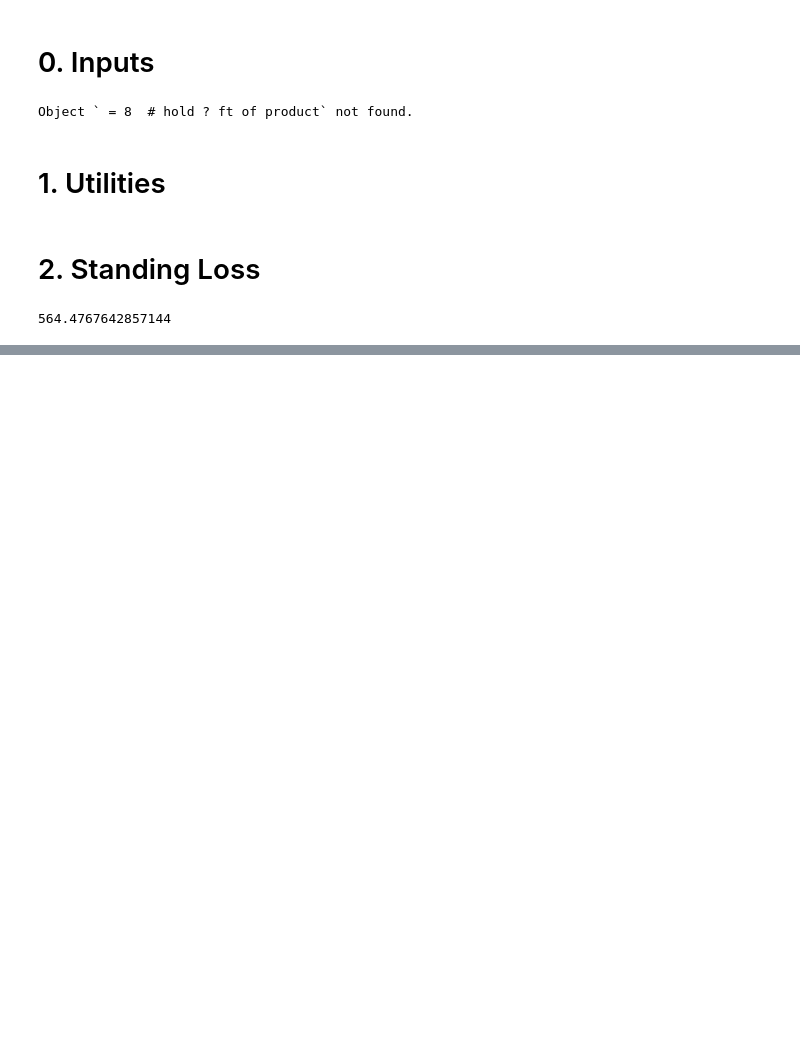
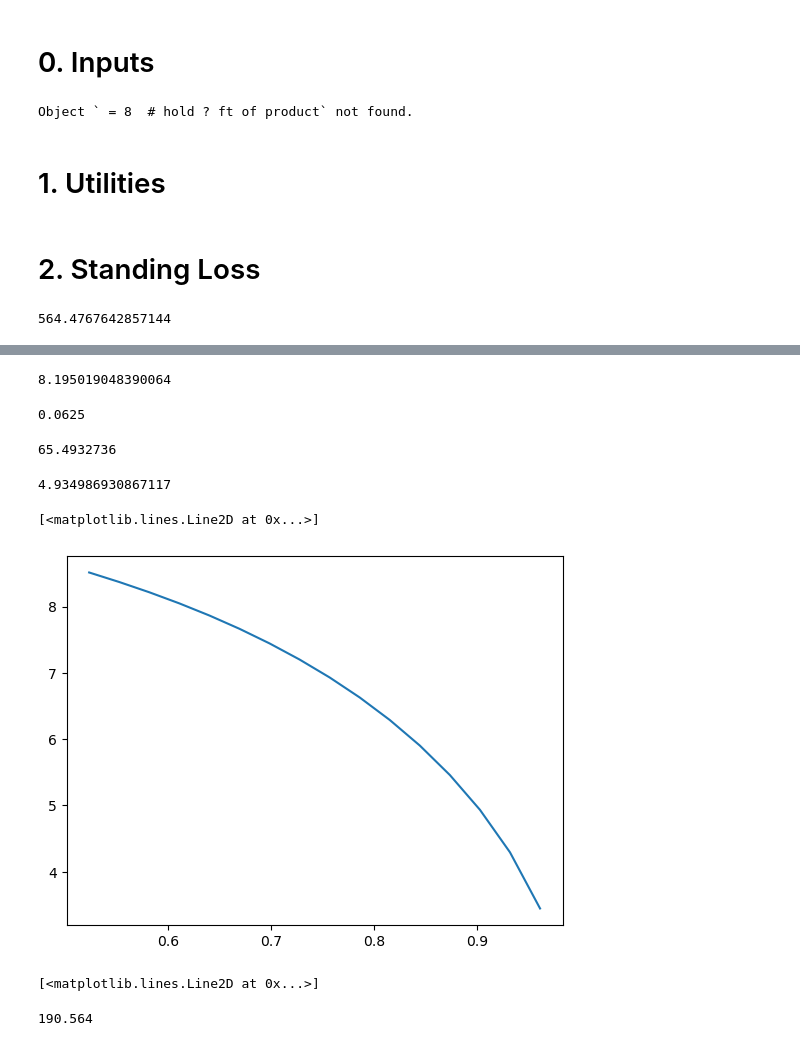
Before and after one commit to aegis4048/AP42-Emissions-py, a Jupyter notebook: AP42.ipynb, the cells around one changed output, grey strips where cells are left out. Cells and saved outputs as stored; diff of their text form; code cells hidden in the pictures; blank space fills up the shorter version.

```diff
--- a/AP42.ipynb
+++ b/AP42.ipynb
@@ -51,6 +804,18 @@ def calc_gal_to_bbl(gal):
 
 def calc_bbl_to_gal(bbl):
     return bbl * 42
+
+def calc_psi_to_pascal(psi):
+    return psi * 6894.745
+
+def calc_pascal_to_psi(pascal):
+    return pascal / 6894.745
+
+def calc_F_to_K(F):
+    return (F - 32) * 5/9 + 273.15
+
+def calc_K_to_F(K):
+    return (K - 273.15) * 1.8 + 32
 # %% [markdown]
 # 2. Standing Loss
 # %%
@@ -249,0 +1011,61 @@ GeocoderInsufficientPrivileges: Non-successful status code 403
+# %%
+compound = 'Methane'
+R = 8.3145
+p = calc_psi_to_pascal(14.7)
+
+H_V = PropsSI('H','P', p, 'Q', 1, compound) * PropsSI('M', compound)
+H_L = PropsSI('H','P', p, 'Q', 0, compound) * PropsSI('M', compound)
+
+(H_V - H_L) / 1000
+# %% [output]
+8.195019048390064
+# %%
+1 / 16
+# %% [output]
+0.0625
+# %%
+760 * PropsSI('M', 'Hexane')
+# %% [output]
+65.4932736
+# %%
+compound = 'Methane'
+R = 8.3145
+t = calc_F_to_K(-150)
+t_crit = PropsSI('Tcrit', compound)
+Tr = t/t_crit
+
+# j/kg * kg/mol = j/kg
+H_V = PropsSI('H','T', t, 'Q', 1, compound) * PropsSI('M', compound)
+H_L = PropsSI('H','T', t, 'Q', 0, compound) * PropsSI('M', compound)
+
+(H_V - H_L)/1000 # kJ/kg
+# %% [output]
+4.934986930867117
+# %%
+compound = 'Methane'
+t_crit = PropsSI('Tcrit', compound)
+Ts = np.arange(-280, -120, 10)
+
+H = []
+Trs = []
+for T in Ts:
+    t = calc_F_to_K(T)
+    Tr = t / t_crit
+    H_V = PropsSI('H','T', t, 'Q', 1, compound) * PropsSI('M', compound) / 1000
+    H_L = PropsSI('H','T', t, 'Q', 0, compound) * PropsSI('M', compound) / 1000
+
+    H.append(H_V - H_L)
+    Trs.append(Tr)
+# %%
+import matplotlib.pyplot as plt
+
+fig, ax = plt.subplots()
+
+plt.plot(Trs, H)
+# %% [output]
+[<matplotlib.lines.Line2D at 0x...>]
+[figure, added]
+# %%
+plt.plot(Trs, H)
+# %% [output]
+[<matplotlib.lines.Line2D at 0x...>]
@@ -249,0 +1074,4 @@ GeocoderInsufficientPrivileges: Non-successful status code 403
+# %%
+t_crit
+# %% [output]
+190.564
```
Also changed, not shown: parts of 119 cells of this notebook, 4 other files.
